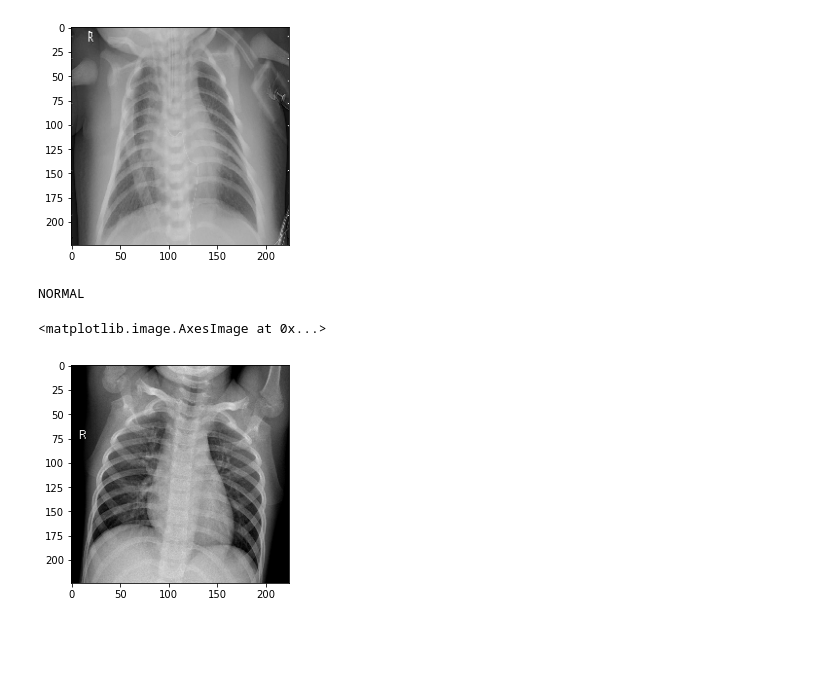
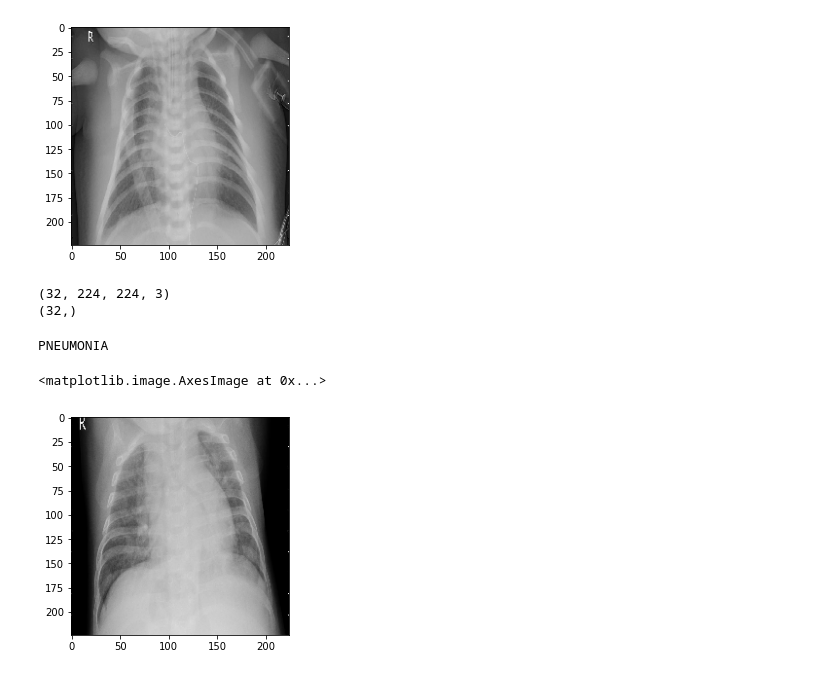
Before and after one commit to MarioGar25/Detecting_Pneumonia_from_Chest_X-rays, a Jupyter notebook: Detecting_Pneumonia_from_Chest_X-rays.ipynb, the cells around one changed output. Saved outputs shown, nothing was run; the diff lists cells and outputs as text; code cells hidden in the pictures; blank space fills up the shorter version.

Commit message:
first train

```diff
--- a/Detecting_Pneumonia_from_Chest_X-rays.ipynb
+++ b/Detecting_Pneumonia_from_Chest_X-rays.ipynb
@@ -16,8 +16,8 @@ removing .zip
 'Your file is descompressed. Great!!'
 # %%
 train_path = Path("data/chest_xray/train/")
-test_path = Path("data/chest_xray/test/")
-val_path = Path("data/chest_xray/val")
+test_path = Path("data/chest_xray/val/")
+val_path = Path("data/chest_xray/test/")
 
 train_image_paths = list(map(lambda x: str(x), list(train_path.glob("*/*"))))
 val_image_paths = list(map(lambda x: str(x), list(val_path.glob("*/*"))))
@@ -67,13 +65,22 @@ plt.imshow(image[0].numpy().reshape(224, 224, 3))
 PNEUMONIA
 <matplotlib.image.AxesImage at 0x...>
 [figure]
+# %%
+val_dataset = get_dataset(paths = val_image_paths , labels = val_labels, batch_size = 32, train = False)
+
+image , label = next(iter(val_dataset))
+print(image.shape)
+print(label.shape)
+# %% [output]
+(32, 224, 224, 3)
+(32,)
 # %%
-print(invested_labels[label[24].numpy()])
-plt.imshow(image[24].numpy().reshape(224, 224, 3))
+print(invested_labels[label[0].numpy()])
+plt.imshow(image[0].numpy().reshape(224, 224, 3))
 # %% [output]
-NORMAL
+PNEUMONIA
 <matplotlib.image.AxesImage at 0x...>
-[figure, old version]
+[figure, new version]
 # %%
 backbone = ResNet50V2(input_shape = (224, 224, 3), include_top = False)
 
```
Also changed, not shown: parts of 12 cells of this notebook.
